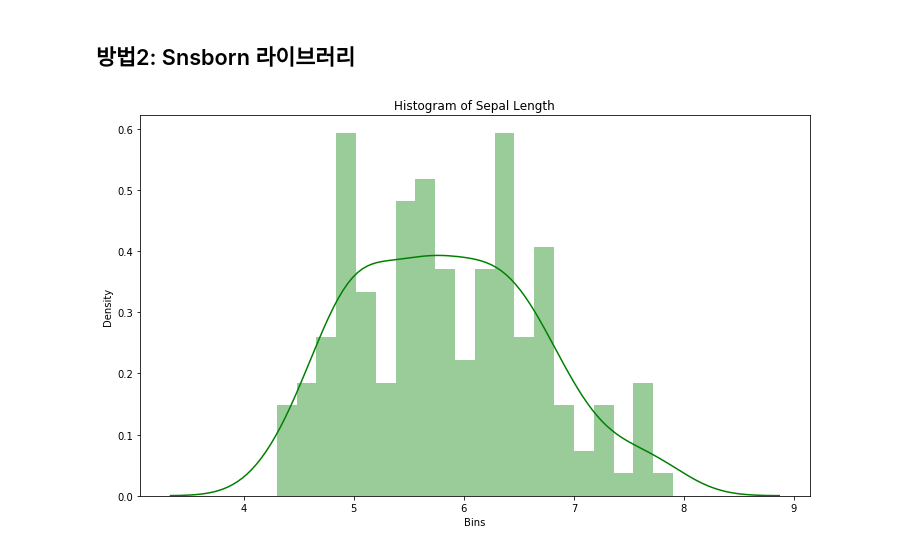
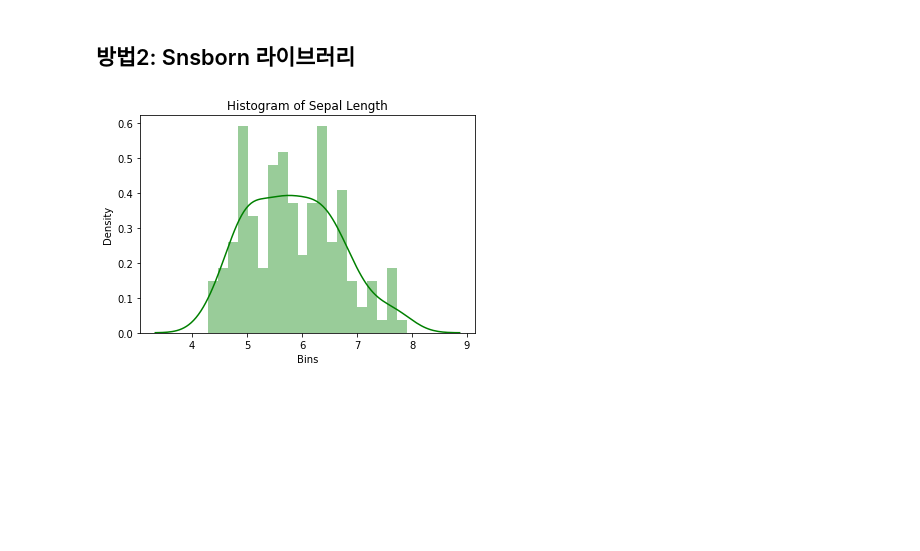
Before and after one commit to bluedragon0725/Smalldata-Lab, a Jupyter notebook: 02_Python Basic/02_이름/01_히스토그램.ipynb, the cells around one changed output. Saved outputs shown, nothing was run; the diff lists cells and outputs as text; code cells hidden in the pictures; blank space fills up the shorter version.

```diff
--- a/02_Python Basic/02_이름/01_히스토그램.ipynb
+++ b/02_Python Basic/02_이름/01_히스토그램.ipynb
@@ -50,15 +50,15 @@ ax.set(title = "Histogram of Sepal Length",    # 그래프 제목 설정
 # %% [markdown]
 ## 방법2: Snsborn 라이브러리
 # %%
-fig, ax = plt.subplots(figsize = (12, 7))
+fig, ax = plt.subplots()
 
 sns.distplot(df["SepalLengthCm"],
              bins = 20,                        # 급간(bins) 설정
-             kde = True,                       #  Kernel Density Estimate 그래프
+             kde = True,                       # Kernel Density Estimate 그래프
              color = "green");                 # 색상 설정
 
 ax.set(title = "Histogram of Sepal Length",    # 그래프 제목 설정
        xlabel = "Bins",                        # X축 설정
        ylabel = "Density");                    # y축 설정
 # %% [output]
-[figure, old version]
+[figure, new version]
```
Also changed, not shown: parts of 2 cells of this notebook.
